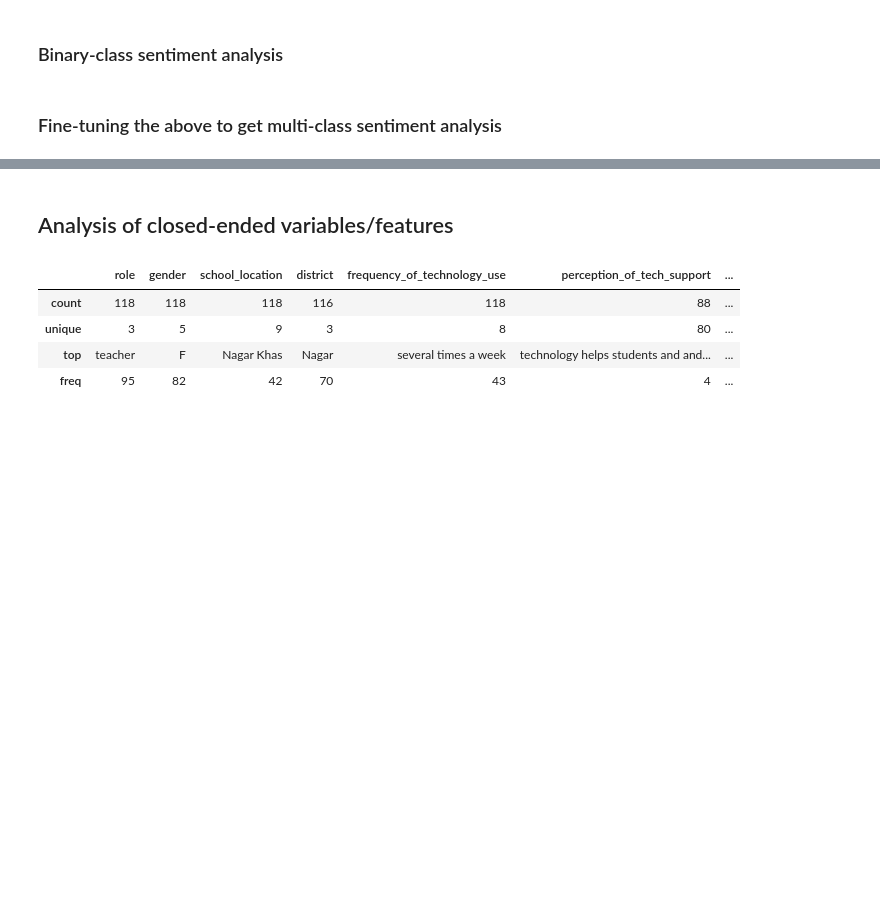
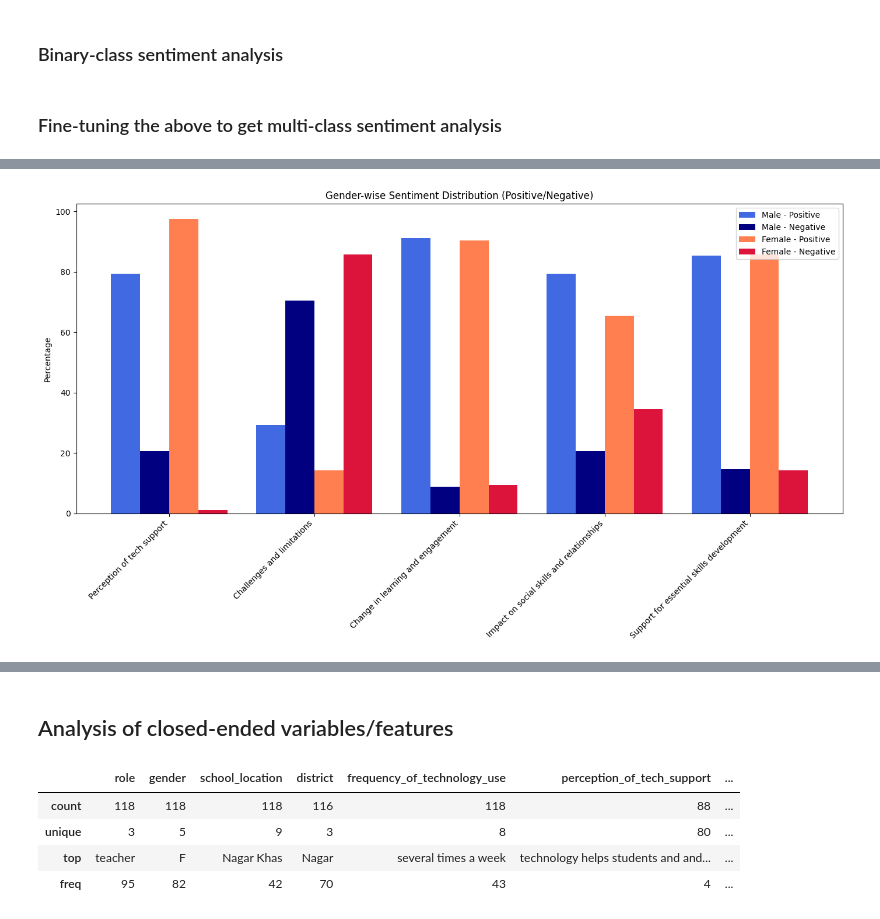
Before and after one commit to math-pal/edu-tech, a Jupyter notebook: impact_of_tech_on_edu.ipynb, the cells around one changed output, grey strips where cells are left out. Saved outputs shown, nothing was run; the diff lists cells and outputs as text; code cells hidden in the pictures; blank space fills up the shorter version.

```diff
--- a/impact_of_tech_on_edu.ipynb
+++ b/impact_of_tech_on_edu.ipynb
@@ -1119,0 +1081,61 @@ for col in col_sentiment:
+# %%
+# Create a dictionary to hold the percentage of 'Positive' and 'Negative' for each column and gender
+percentage_data_gender = {}
+
+# Gender groups
+genders = df['gender'].unique()  # Assuming 'gender' column has values like 'Male' and 'Female'
+
+# Calculate percentages for each gender
+for col in col_sentiment_analysis:
+    percentage_data_gender[col] = {}
+    for gender in genders:
+        gender_group = df[df['gender'] == gender]  # Filter by gender
+        percentage_data_gender[col][gender] = gender_group[col].value_counts(normalize=True) * 100
+
+# Extract 'Positive' and 'Negative' percentages for each category and gender
+positive_percentages_male = [percentage_data_gender[col]['Male'].get('Positive', 0) for col in col_sentiment_analysis]
+negative_percentages_male = [percentage_data_gender[col]['Male'].get('Negative', 0) for col in col_sentiment_analysis]
+
+positive_percentages_female = [percentage_data_gender[col]['Female'].get('Positive', 0) for col in col_sentiment_analysis]
+negative_percentages_female = [percentage_data_gender[col]['Female'].get('Negative', 0) for col in col_sentiment_analysis]
+
+# Set up the plot
+labels = col_sentiment_analysis
+x = range(len(labels))  # positions for the bars
+
+fig, ax = plt.subplots(figsize=(14, 8))
+
+# Create bar width
+bar_width = 0.2
+
+# Plot Male and Female sentiments side by side for each category
+bars1 = ax.bar([i - bar_width for i in x], positive_percentages_male, width=bar_width, label='Male - Positive', color='#4169E1')
+bars2 = ax.bar(x, negative_percentages_male, width=bar_width, label='Male - Negative', color='#000080')
+
+bars3 = ax.bar([i + bar_width for i in x], positive_percentages_female, width=bar_width, label='Female - Positive', color='#FF7F50')
+bars4 = ax.bar([i + 2 * bar_width for i in x], negative_percentages_female, width=bar_width, label='Female - Negative', color='#DC143C')
+
+# Add labels and title
+ax.set_ylabel('Percentage')
+ax.set_title('Gender-wise Sentiment Distribution (Positive/Negative)')
+ax.set_xticks([i + bar_width / 2 for i in x])
+
+# Modify labels to exclude the last word and capitalize the remaining part
+ax.set_xticklabels(
+    [' '.join(label.replace('_', ' ').split()[:-1]).capitalize() for label in labels],
+    rotation=45,
+    ha='right'
+)
+
+# Add legend
+ax.legend()
+
+# Show the plot
+plt.tight_layout()
+
+# Save the plot
+plt.savefig("gender_wise_sentiment_distribution_plot.png", dpi=300)
+
+plt.show()
+# %% [output]
+[figure, added]
```
Also changed, not shown: parts of 66 cells of this notebook, 8 other files.
